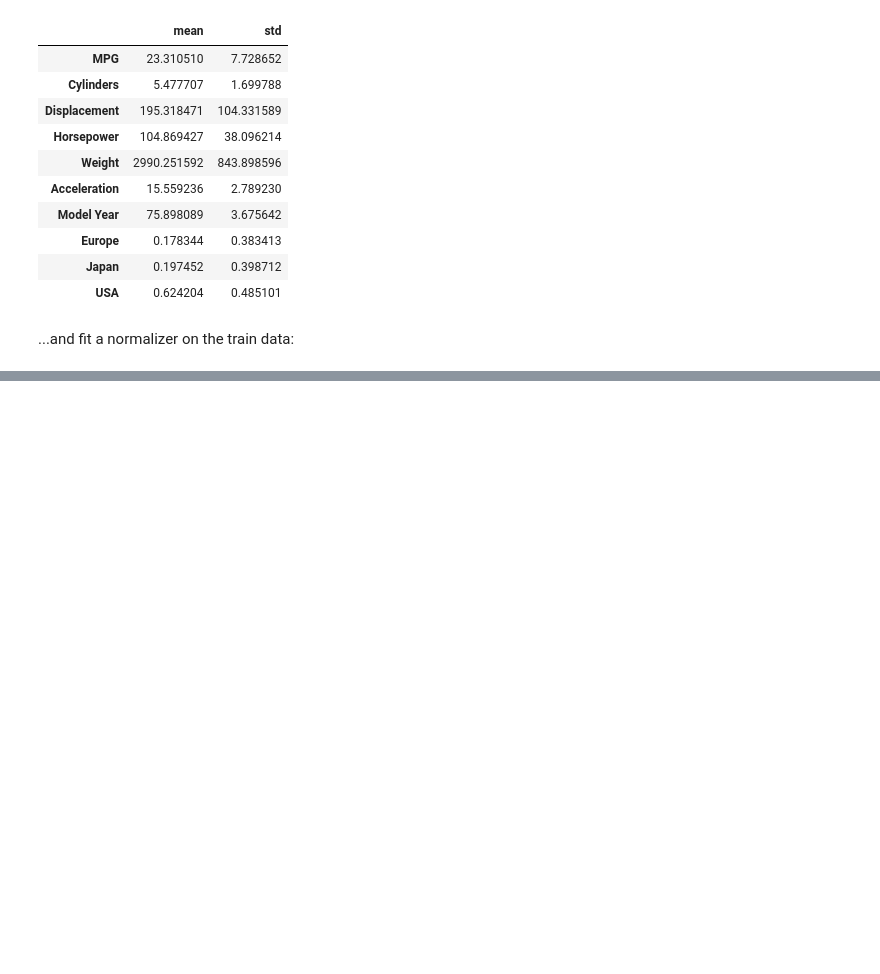
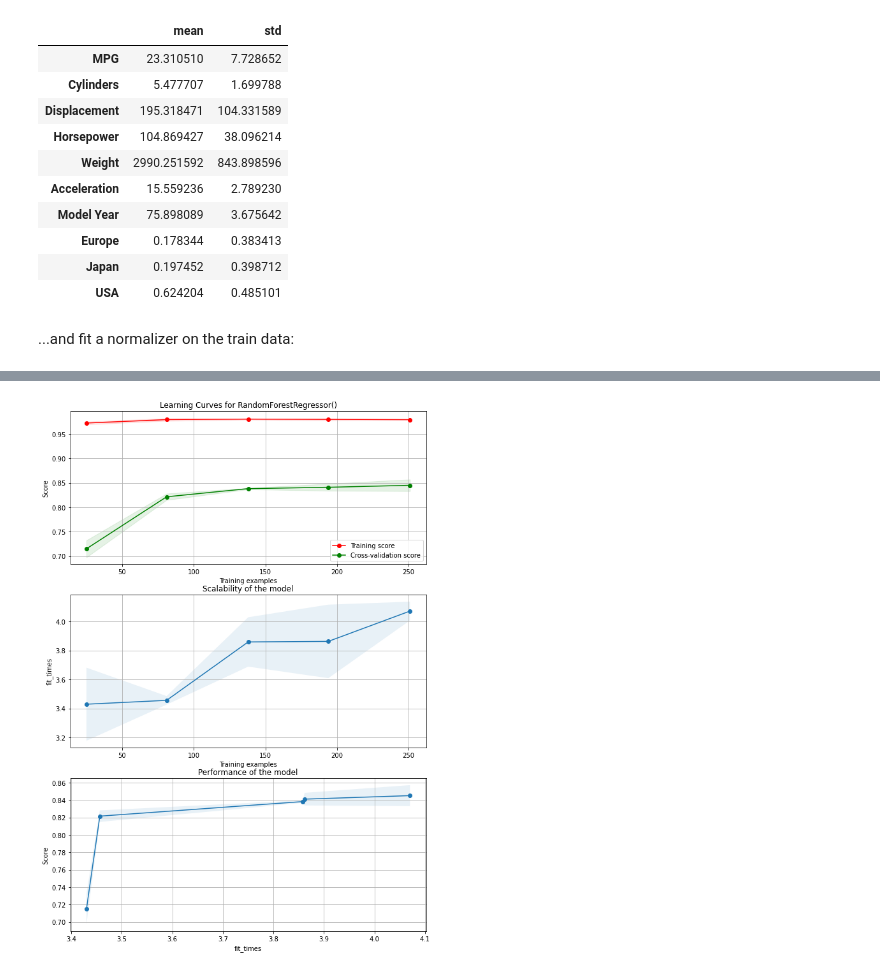
Before and after one commit to aimat-lab/AutoMol, a Jupyter notebook: mlflow-scikit-learning-curve.ipynb, the cells around one changed output, grey strips where cells are left out. Cells and saved outputs as stored; diff of their text form; code cells hidden in the pictures; blank space fills up the shorter version.

Commit message:
learning curve can be plotted

```diff
--- a/mlflow-scikit-learning-curve.ipynb
+++ b/mlflow-scikit-learning-curve.ipynb
@@ -351,9 +91,0 @@ callbacks = [MlFlowCallback()]
-# %%
-mlflow.tensorflow.autolog()
-model = build_and_compile_model(normalizer)
-
-with mlflow.start_run():
-    model.fit(train_features, train_labels,
-              epochs=10,
-              validation_data=(test_features, test_labels),
-              callbacks=callbacks)
@@ -382,0 +147,18 @@ Now we can head to [http://141.3.29.7](http://141.3.29.7), log in with our user
+# %%
+from sklearn.neural_network import MLPRegressor
+from sklearn.ensemble import RandomForestRegressor
+from sklearn.model_selection import learning_curve
+from sklearn.model_selection import ShuffleSplit
+
+mlflow.sklearn.autolog()
+
+# Cross validation with 100 iterations to get smoother mean test and train
+# score curves, each time with 20% data randomly selected as a validation set.
+cv = ShuffleSplit(n_splits=2, test_size=0.2, random_state=0)
+
+#model = MLPRegressor(random_state=1, max_iter=300)
+model = RandomForestRegressor()
+
+with mlflow.start_run() as run:
+    train_sizes, train_scores, test_scores, fit_times, _ = \
+        learning_curve(model, train_features, train_labels, cv=cv, n_jobs=None, return_times=True)
@@ -382,0 +171,8 @@ Now we can head to [http://141.3.29.7](http://141.3.29.7), log in with our user
+# %%
+fig, axes = plt.subplots(3, 1, figsize=(10, 15))
+title = "Learning Curves for " + str(model)
+
+plot_learning_curve(title, train_scores, test_scores, fit_times,
+                    #axes=axes, ylim=(0.7, 1.01), cv=cv, n_jobs=4, train_sizes=train_sizes)
+                    axes=axes, cv=cv, n_jobs=4, train_sizes=train_sizes)
+# %% [output]
@@ -382,0 +180 @@ Now we can head to [http://141.3.29.7](http://141.3.29.7), log in with our user
+[figure, added]
```
Also changed, not shown: parts of 12 cells of this notebook.
